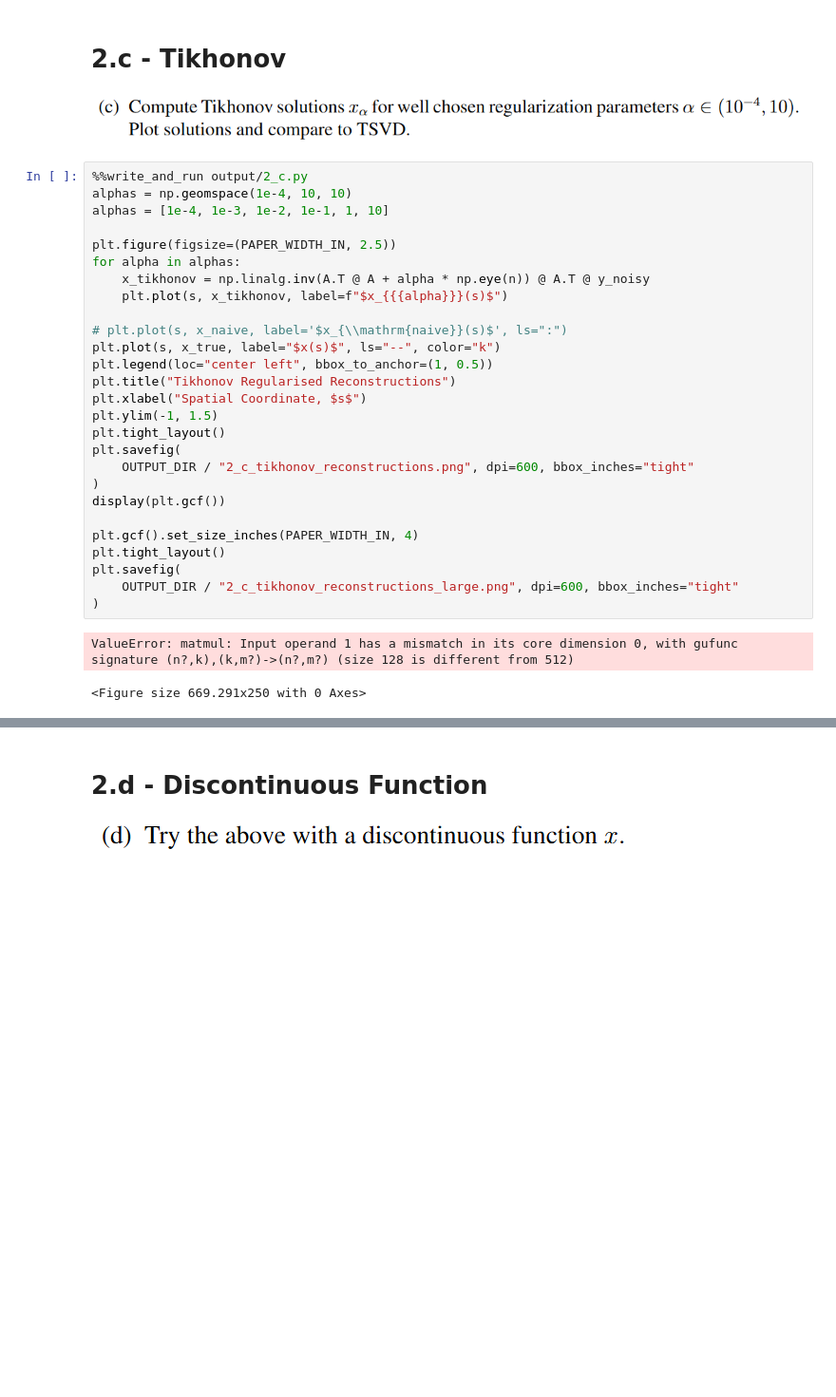
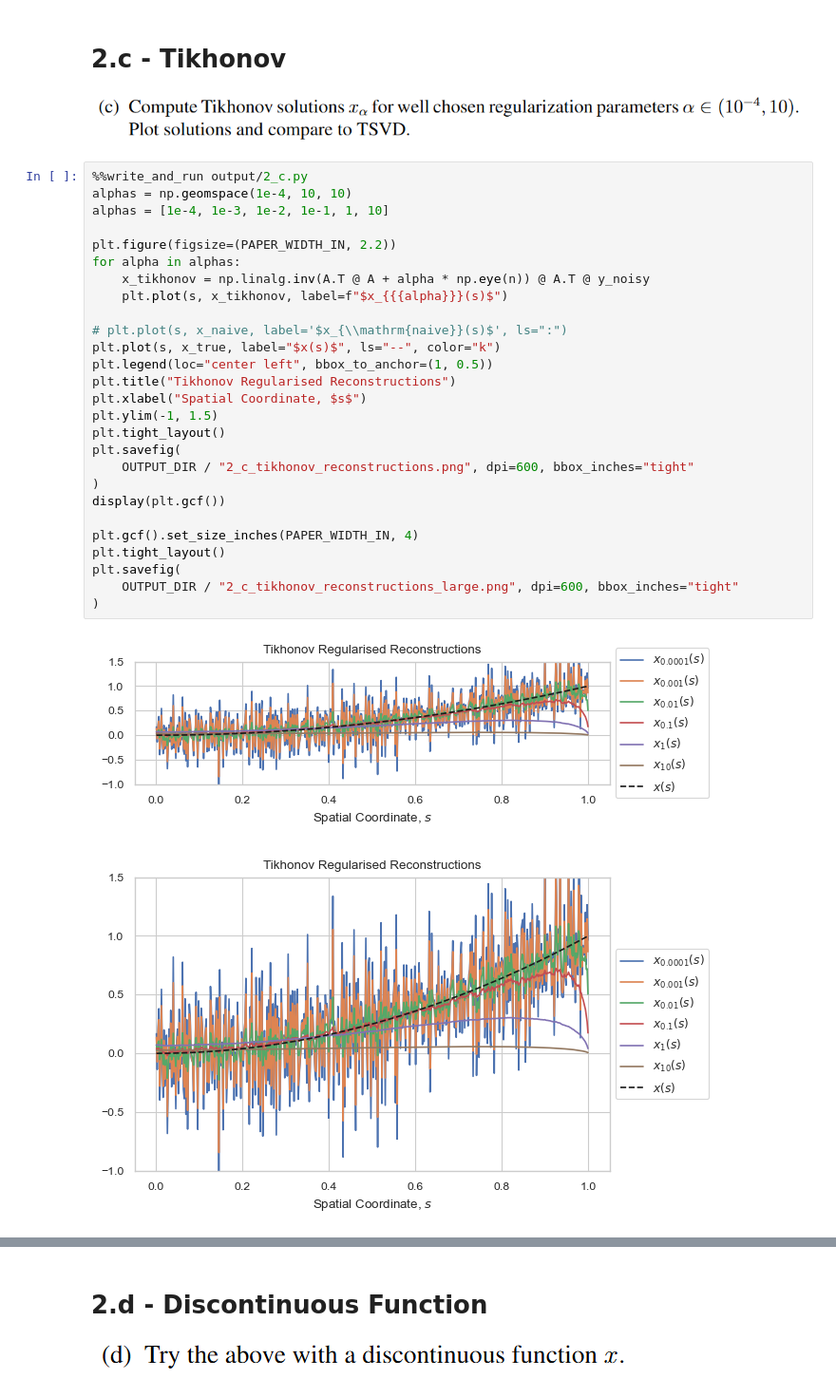
Before and after one commit to JeppeKlitgaard/DTU-02624-Inverse-Problems-and-Imaging, a Jupyter notebook: HW1/code.ipynb, the cells around one changed output, grey strips where cells are left out. Shown at 95% size. Saved outputs shown, nothing was run; the diff lists cells and outputs as text; blank space fills up the shorter version.

```diff
--- a/HW1/code.ipynb
+++ b/HW1/code.ipynb
@@ -446,33 +432,33 @@ LinAlgError: Singular matrix
 # %%
 %%write_and_run output/2_c.py
 alphas = np.geomspace(1e-4, 10, 10)
 alphas = [1e-4, 1e-3, 1e-2, 1e-1, 1, 10]
 
-plt.figure(figsize=(PAPER_WIDTH_IN, 2.5))
+plt.figure(figsize=(PAPER_WIDTH_IN, 2.2))
 for alpha in alphas:
     x_tikhonov = np.linalg.inv(A.T @ A + alpha * np.eye(n)) @ A.T @ y_noisy
     plt.plot(s, x_tikhonov, label=f"$x_{{{alpha}}}(s)$")
 
 # plt.plot(s, x_naive, label='$x_{\\mathrm{naive}}(s)$', ls=":")
 plt.plot(s, x_true, label="$x(s)$", ls="--", color="k")
 plt.legend(loc="center left", bbox_to_anchor=(1, 0.5))
 plt.title("Tikhonov Regularised Reconstructions")
 plt.xlabel("Spatial Coordinate, $s$")
 plt.ylim(-1, 1.5)
 plt.tight_layout()
 plt.savefig(
     OUTPUT_DIR / "2_c_tikhonov_reconstructions.png", dpi=600, bbox_inches="tight"
 )
 display(plt.gcf())
 
 plt.gcf().set_size_inches(PAPER_WIDTH_IN, 4)
 plt.tight_layout()
 plt.savefig(
     OUTPUT_DIR / "2_c_tikhonov_reconstructions_large.png", dpi=600, bbox_inches="tight"
 )
 # %% [output]
-ValueError: matmul: Input operand 1 has a mismatch in its core dimension 0, with gufunc signature (n?,k),(k,m?)->(n?,m?) (size 128 is different from 512)
-<Figure size 669.291x250 with 0 Axes>
+[figure, added]
+[figure, added]
 # %%
 %%write_and_run -a output/2_c.py
 # Best TSVD
```
Also changed, not shown: parts of 4 cells of this notebook, 16 other files.
